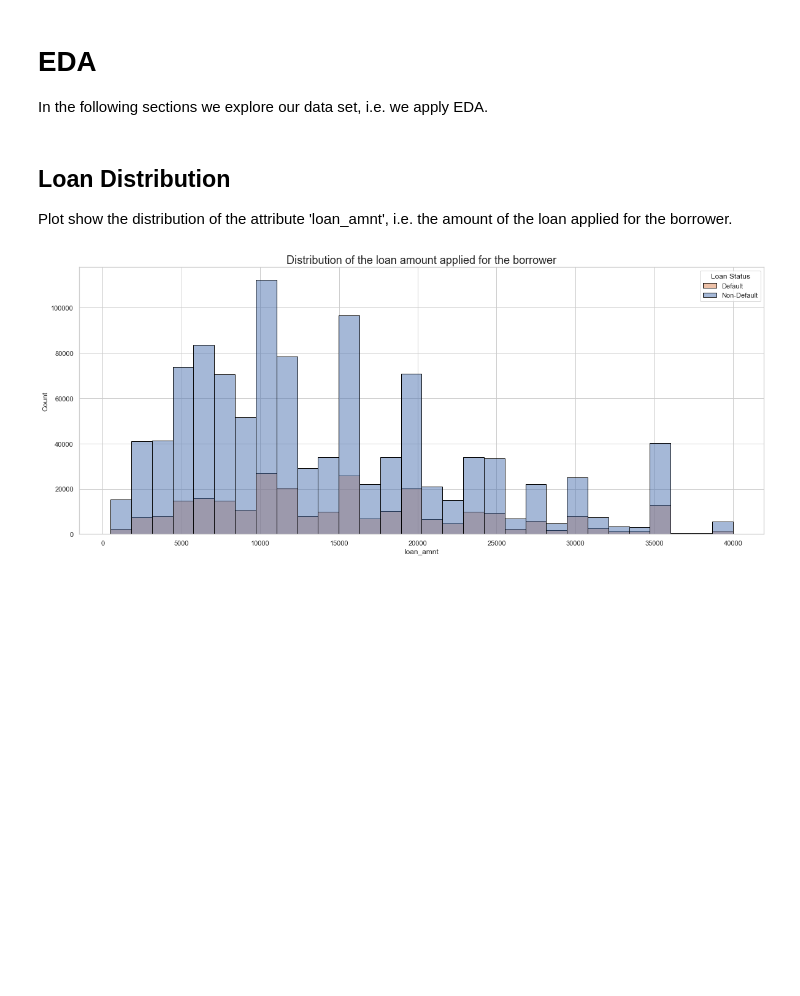
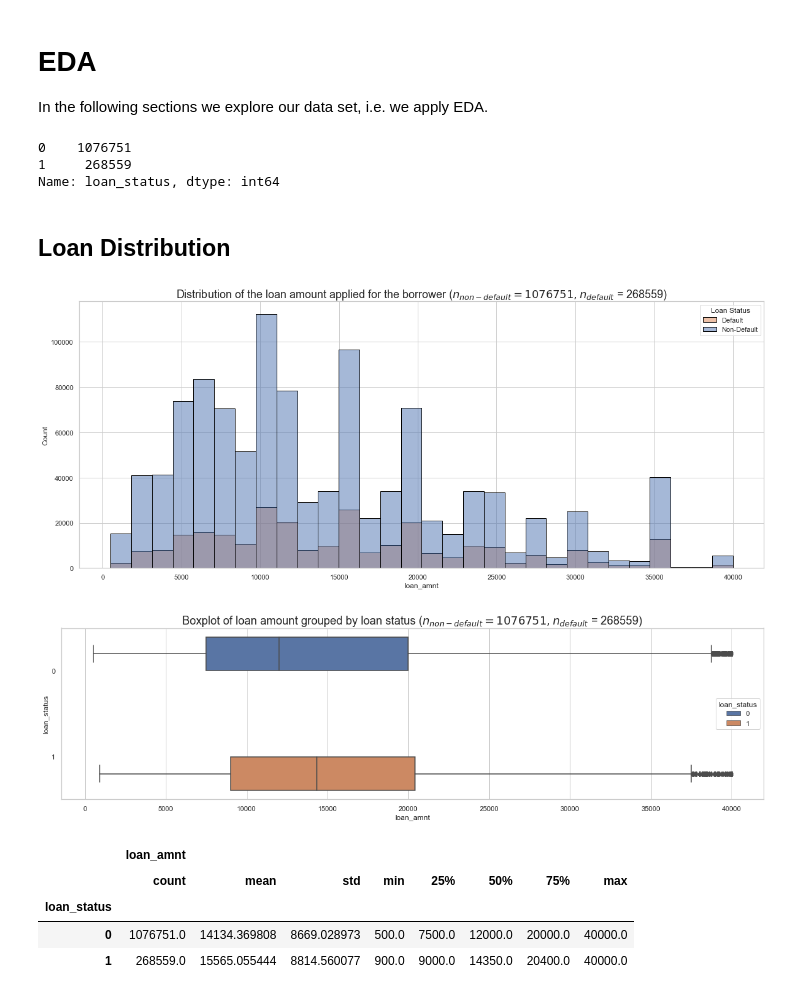
Before and after one commit to negralessio/advanced-ml-final-project, a Jupyter notebook: notebooks/eda.ipynb, the cells around one changed output. Saved outputs shown, nothing was run; the diff lists cells and outputs as text; code cells hidden in the pictures; blank space fills up the shorter version.

Commit message:
Added Boxplot and descriptive statistics

```diff
--- a/notebooks/eda.ipynb
+++ b/notebooks/eda.ipynb
@@ -25,15 +25,43 @@ df.head(5)
 # %% [markdown]
 # EDA
 In the following sections we explore our data set, i.e. we apply EDA.
-# %% [markdown]
-## Loan Distribution
-Plot show the distribution of the attribute 'loan_amnt', i.e. the amount of the loan applied for the borrower.
+# %%
+# Get Number of Non-Default (0) and Default (1)
+loan_status_value_count = df['loan_status'].value_counts()
+print(loan_status_value_count)
+
+n_non_default = loan_status_value_count[0]
+n_default = loan_status_value_count[1]
+# %% [output]
+0    1076751
+1     268559
+Name: loan_status, dtype: int64
+# %% [markdown]
+## Loan Distribution
 # %%
-# Loan amount distribution
+# Plot Loan amount distribution
 plt.figure(figsize=(20, 8))
-plt.title("Distribution of the loan amount applied for the borrower", size=18)
+plt.title(f"Distribution of the loan amount applied for the borrower "
+          f"($n_{{non-default}} = {n_non_default}, n_{{default}}$ = {n_default})", size=18)
 sns.histplot(data=df, x='loan_amnt', bins=30, edgecolor='black', hue='loan_status', multiple='layer')
 plt.legend(title='Loan Status', labels=['Default', 'Non-Default'])
 plt.show()
+
+# Plot boxplot
+plt.figure(figsize=(20, 5))
+plt.title(f"Boxplot of loan amount grouped by loan "
+          f"status ($n_{{non-default}} = {n_non_default}, n_{{default}}$ = {n_default})", size=18)
+sns.boxplot(data=df, x='loan_amnt', y='loan_status', orient='h', hue='loan_status')
+#plt.legend(title='Loan Status', labels=['Default', 'Non-Default'])
+plt.show()
+
+# Get descriptive statistics from loan_amnt grouped by status
+df[['loan_amnt','loan_status']].groupby('loan_status').describe()
 # %% [output]
-[figure, old version]
+[figure, new version]
+[figure, added]
+|  | loan_amnt |  |  |  |  |  |  |  |
+|  | count | mean | std | min | 25% | 50% | 75% | max |
+| loan_status |  |  |  |  |  |  |  |  |
+| 0 | 1076751.0 | 14134.369808 | 8669.028973 | 500.0 | 7500.0 | 12000.0 | 20000.0 | 40000.0 |
+| 1 | 268559.0 | 15565.055444 | 8814.560077 | 900.0 | 9000.0 | 14350.0 | 20400.0 | 40000.0 |
```
